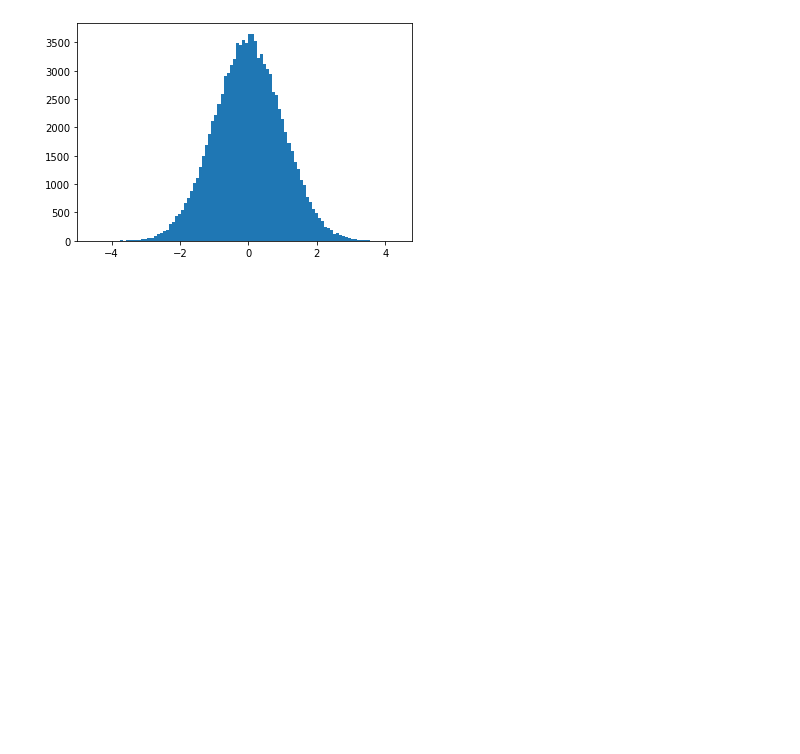
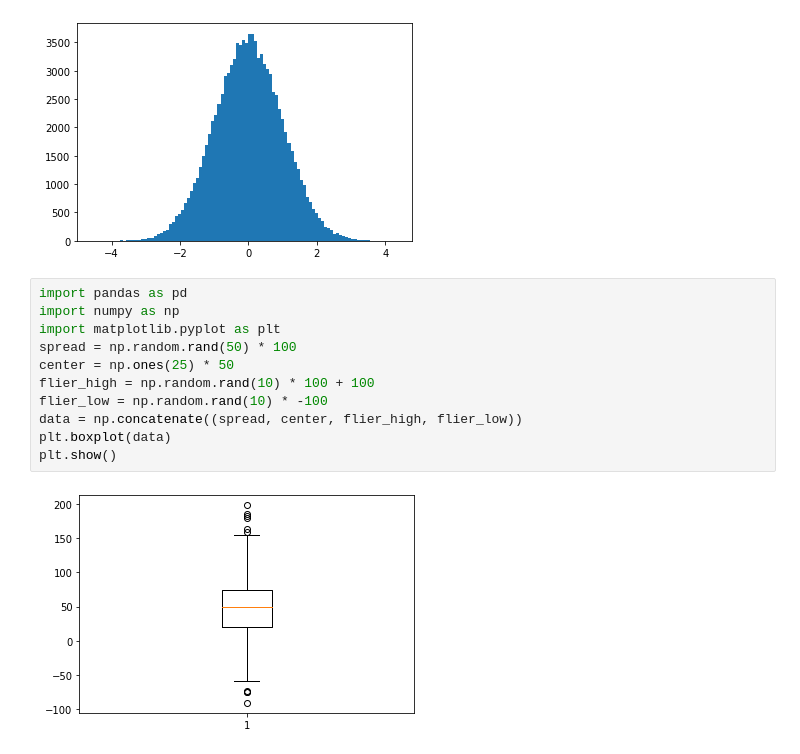
Before and after one commit to chi-hun/pandas-note, a Jupyter notebook: pandas_note.ipynb, the cells around one changed output. Drawn from its saved outputs; the diff is of its cells as text; blank space fills up the shorter version.

```diff
--- a/pandas_note.ipynb
+++ b/pandas_note.ipynb
@@ -684,3 +684,16 @@ plt.hist(y, bins=100)
 plt.show()
 # %% [output]
 [figure]
+# %%
+import pandas as pd
+import numpy as np
+import matplotlib.pyplot as plt
+spread = np.random.rand(50) * 100
+center = np.ones(25) * 50
+flier_high = np.random.rand(10) * 100 + 100
+flier_low = np.random.rand(10) * -100
+data = np.concatenate((spread, center, flier_high, flier_low))
+plt.boxplot(data)
+plt.show()
+# %% [output]
+[figure, added]
```
Also changed, not shown: parts of 2 cells of this notebook.
